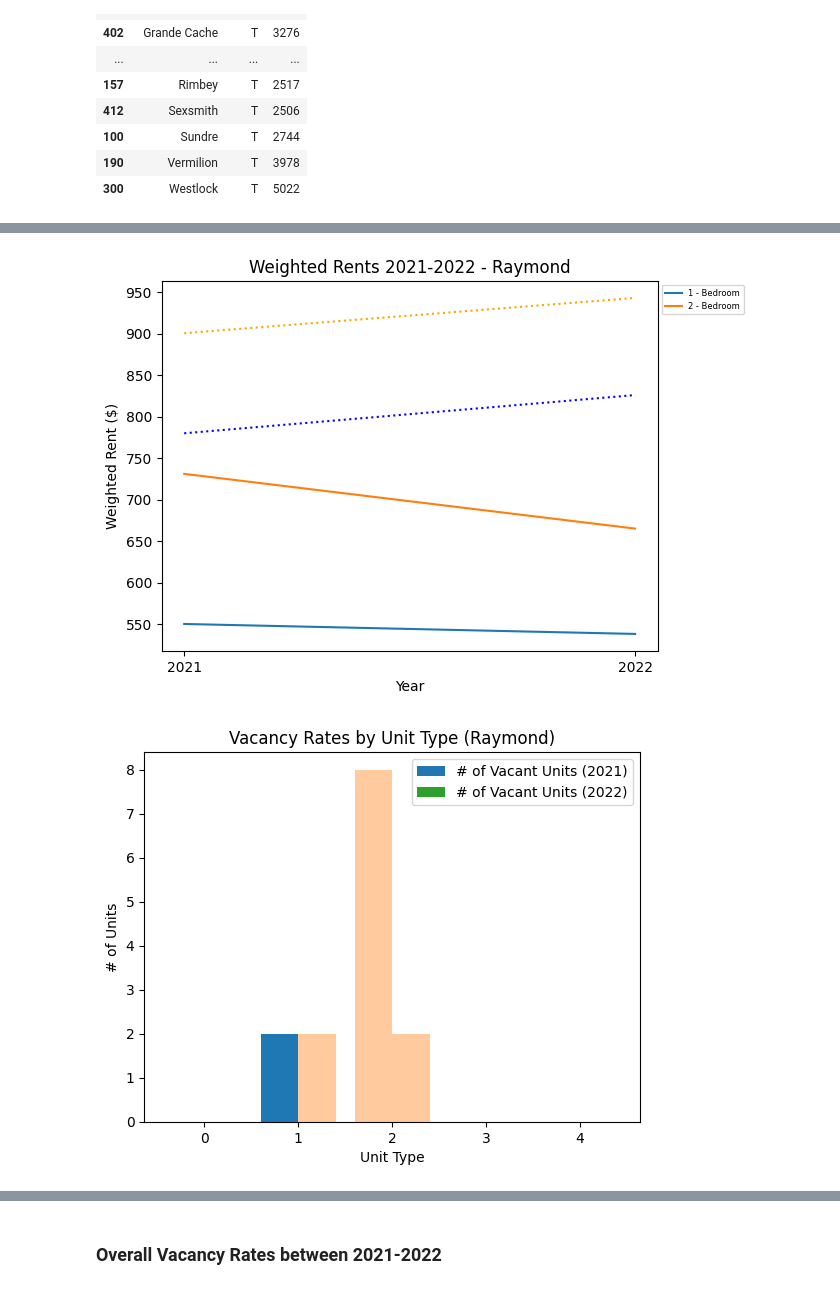
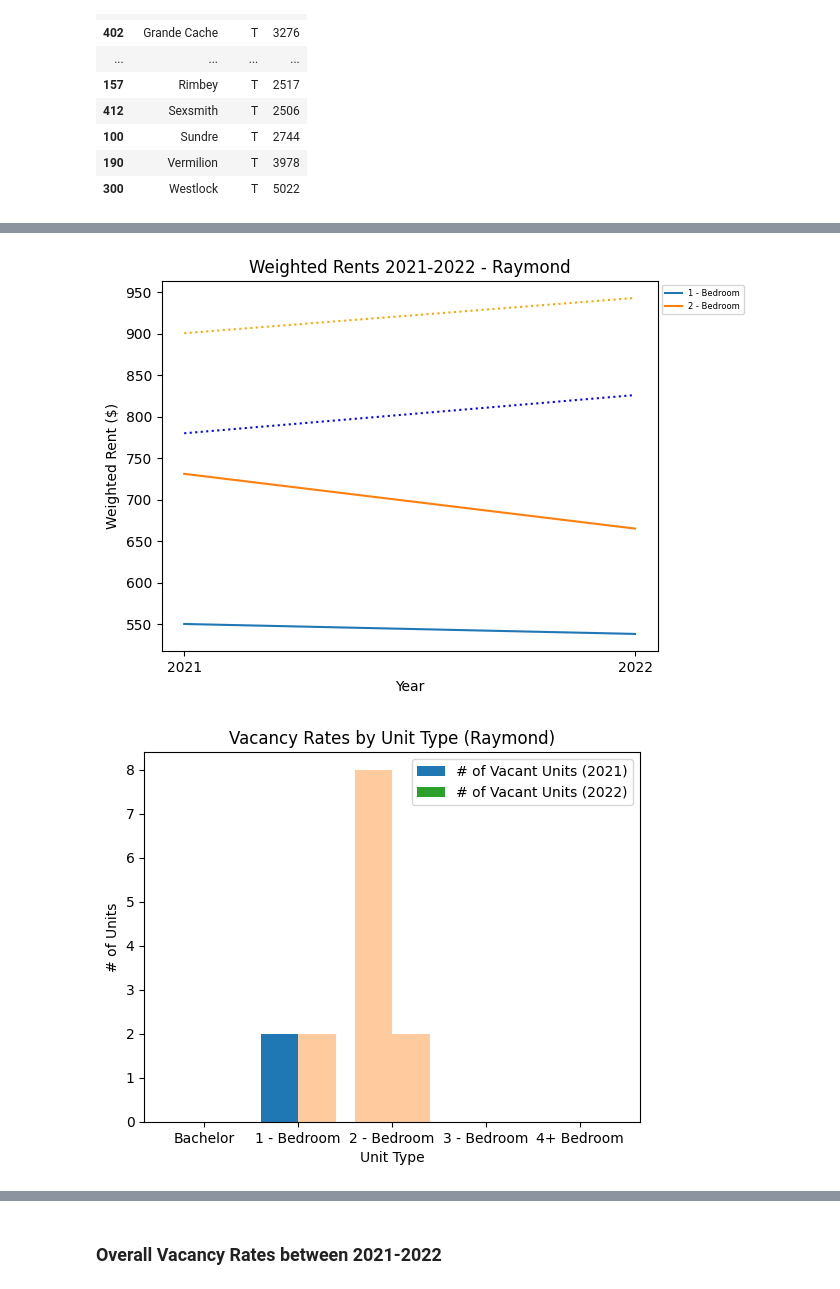
Before and after one commit to Mathemusician1729/DATA-221-Project, a Jupyter notebook: 221-Project.ipynb, the cells around one changed output, grey strips where cells are left out. Saved outputs shown, nothing was run; the diff lists cells and outputs as text; code cells hidden in the pictures.

Commit message:
minor update --> updated bar chart xaxis

```diff
--- a/221-Project.ipynb
+++ b/221-Project.ipynb
@@ -1287,34 +1300,35 @@ plt.show()
 # Why we used this? -->
 for i in range(len(raymond.index)):
     plt.plot(["2021", "2022"], raymond_rents.iloc[i], label=raymond["Unit Type"].iloc[i])
 
 plotmeans(False, True, True, False, False)
 plt.title("Weighted Rents 2021-2022 - Raymond")
 plt.xlabel("Year")
 plt.ylabel("Weighted Rent ($)")
 plt.legend(prop={'size': 6}, bbox_to_anchor=(1,1))
 plt.show()
 
 vacancy_2021 = np.array(raymond_vacancies["2021"].loc["Vacancies"])
 vacancy_2022 = np.array(raymond_vacancies["2022"].loc["Vacancies"])
 
 num_units_2021 = np.array(raymond_vacancies["2021"].loc["Number of Units"])
 num_units_2022 = np.array(raymond_vacancies["2022"].loc["Number of Units"])
 
 x_range = np.arange(len(raymond_vacancies["2021"].columns)) # create (also allows us to offset the bars)
 
 plt.bar(x_range - 0.2, vacancy_2021, 0.4, label="# of Vacant Units (2021)")
 plt.bar(x_range - 0.2, num_units_2021 - vacancy_2021, 0.4, bottom=vacancy_2021, alpha=0.4)
 plt.bar(x_range + 0.2, vacancy_2022, 0.4, color="C2", label="# of Vacant Units (2022)")
 plt.bar(x_range + 0.2, num_units_2022 - vacancy_2022, 0.4, bottom=vacancy_2022, alpha=0.4, color="C1")
 plt.title("Vacancy Rates by Unit Type (Raymond)")
 plt.xlabel("Unit Type")
 plt.ylabel("# of Units")
+plt.xticks(x_range, labels=raymond_vacancies["2021"].columns)
 plt.legend()
 plt.show()
 # %% [output]
 [figure]
-[figure, old version]
+[figure, new version]
 # %%
 # Why we used this? --> Includes 4+ Town --> Compare w/ Banff
 for i in range(len(fortmac.index)):
```
Also changed, not shown: parts of 26 cells of this notebook.
